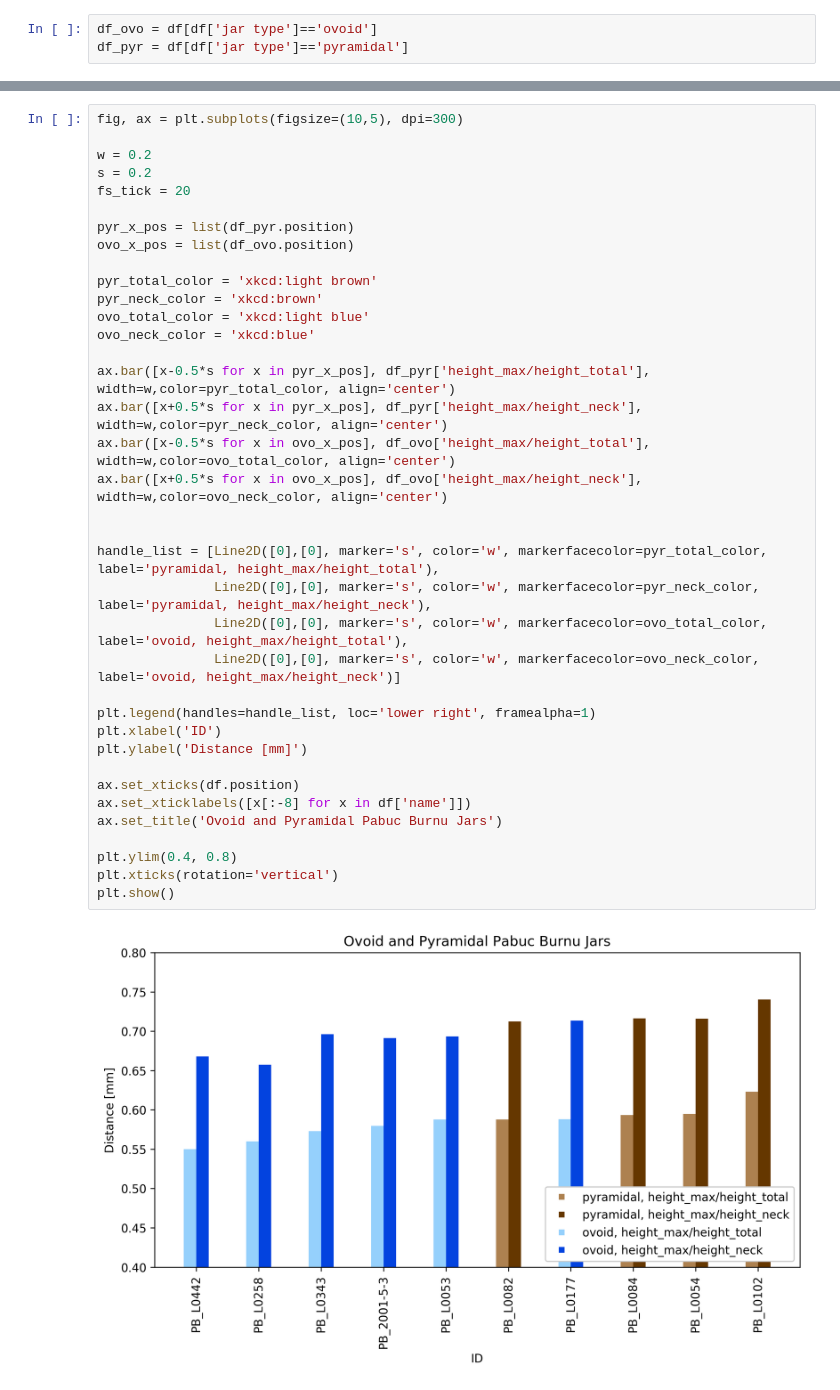
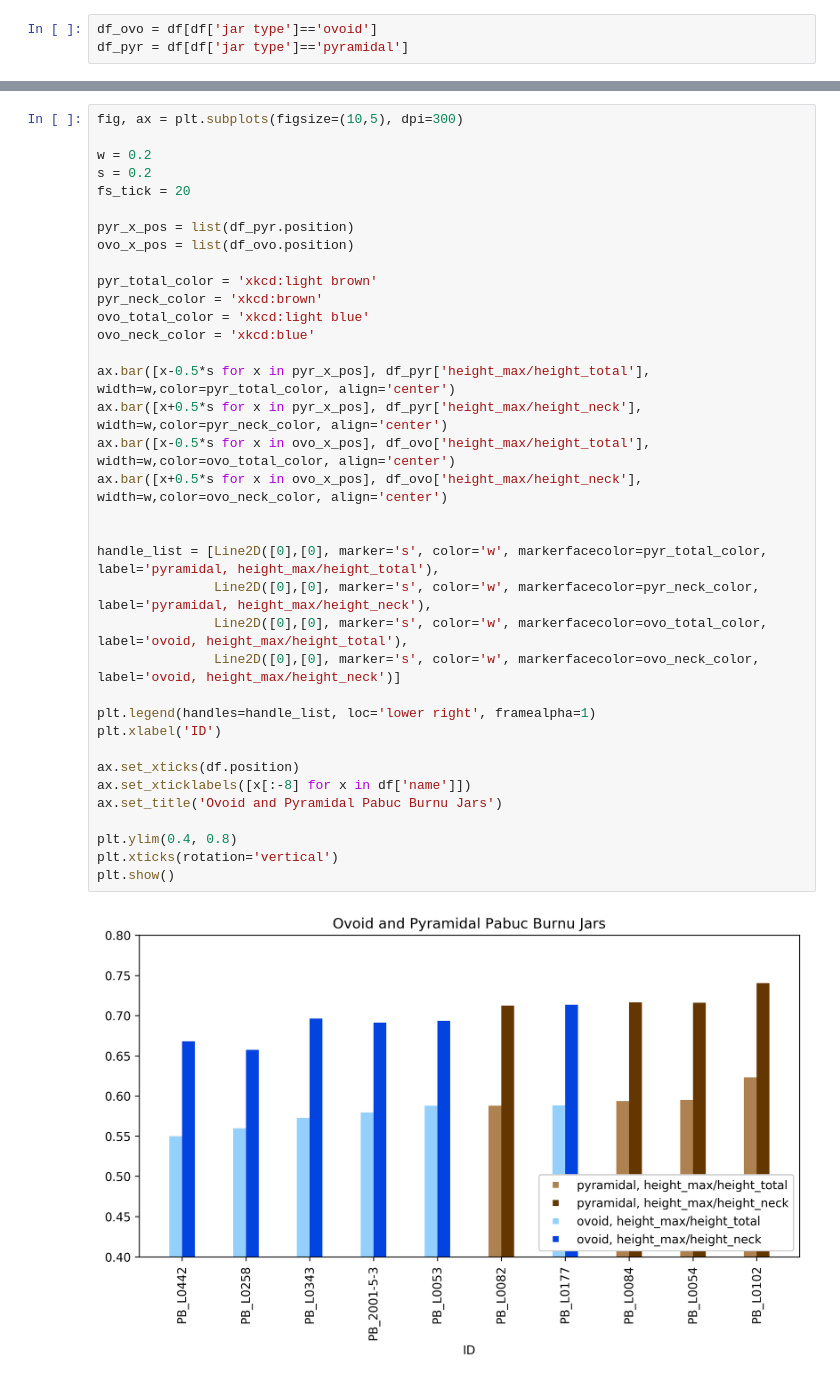
Before and after one commit to jennyvo2020/amphora, a Jupyter notebook: pabuc_burnu/full_comparison/pb_ovoid_pyramidal.ipynb, the cells around one changed output, grey strips where cells are left out. Drawn from its saved outputs; the diff is of its cells as text.

```diff
--- a/pabuc_burnu/full_comparison/pb_ovoid_pyramidal.ipynb
+++ b/pabuc_burnu/full_comparison/pb_ovoid_pyramidal.ipynb
@@ -66,32 +58,31 @@ fs_tick = 20
 pyr_x_pos = list(df_pyr.position)
 ovo_x_pos = list(df_ovo.position)
 
 pyr_total_color = 'xkcd:light brown'
 pyr_neck_color = 'xkcd:brown'
 ovo_total_color = 'xkcd:light blue'
 ovo_neck_color = 'xkcd:blue'
 
 ax.bar([x-0.5*s for x in pyr_x_pos], df_pyr['height_max/height_total'], width=w,color=pyr_total_color, align='center')
 ax.bar([x+0.5*s for x in pyr_x_pos], df_pyr['height_max/height_neck'], width=w,color=pyr_neck_color, align='center')
 ax.bar([x-0.5*s for x in ovo_x_pos], df_ovo['height_max/height_total'], width=w,color=ovo_total_color, align='center')
 ax.bar([x+0.5*s for x in ovo_x_pos], df_ovo['height_max/height_neck'], width=w,color=ovo_neck_color, align='center')
 
 
 handle_list = [Line2D([0],[0], marker='s', color='w', markerfacecolor=pyr_total_color, label='pyramidal, height_max/height_total'),
                Line2D([0],[0], marker='s', color='w', markerfacecolor=pyr_neck_color, label='pyramidal, height_max/height_neck'),
                Line2D([0],[0], marker='s', color='w', markerfacecolor=ovo_total_color, label='ovoid, height_max/height_total'),
                Line2D([0],[0], marker='s', color='w', markerfacecolor=ovo_neck_color, label='ovoid, height_max/height_neck')]
 
 plt.legend(handles=handle_list, loc='lower right', framealpha=1)
 plt.xlabel('ID')
-plt.ylabel('Distance [mm]')
 
 ax.set_xticks(df.position)
 ax.set_xticklabels([x[:-8] for x in df['name']])
 ax.set_title('Ovoid and Pyramidal Pabuc Burnu Jars')
 
 plt.ylim(0.4, 0.8)
 plt.xticks(rotation='vertical')
 plt.show()
 # %% [output]
-[figure, old version]
+[figure, new version]
```
Also changed, not shown: parts of 2 cells of this notebook.
